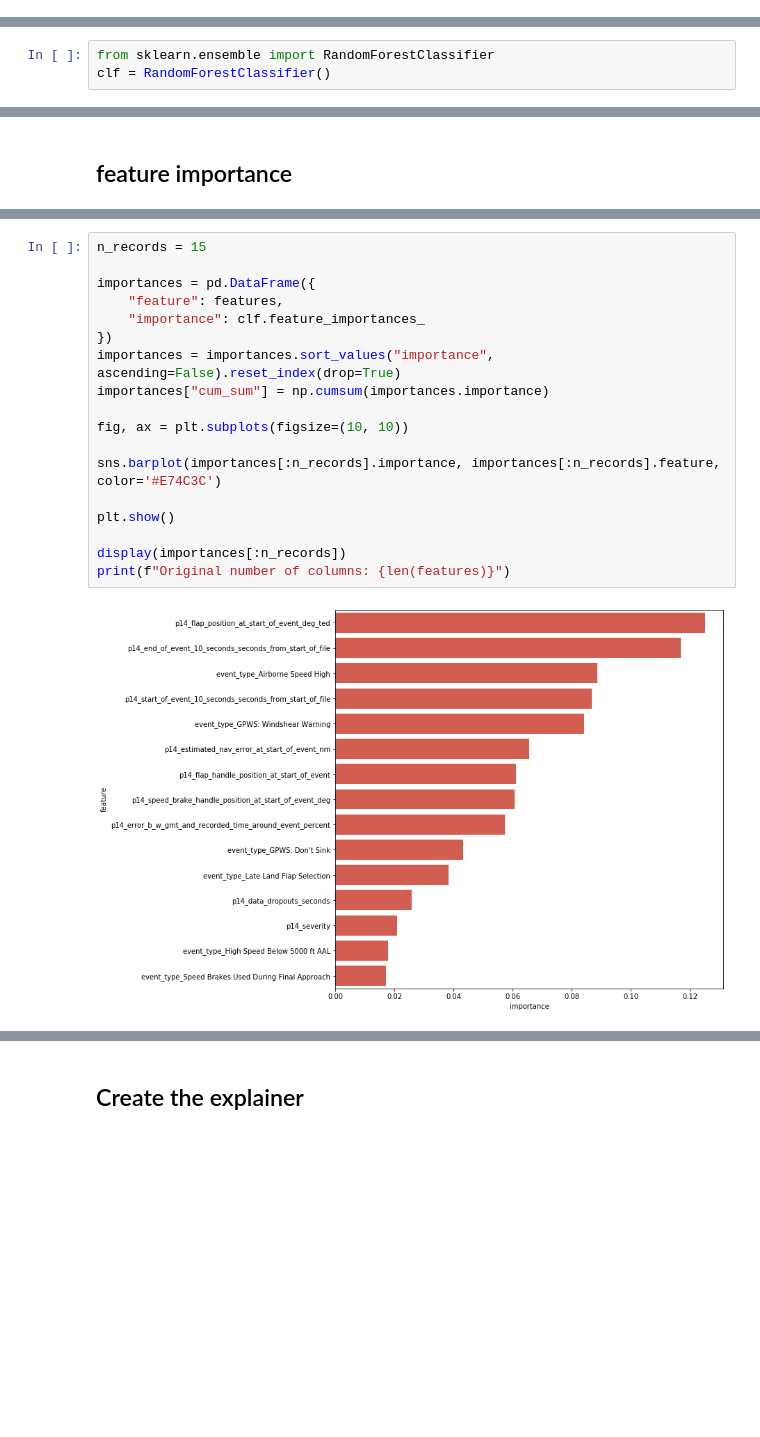
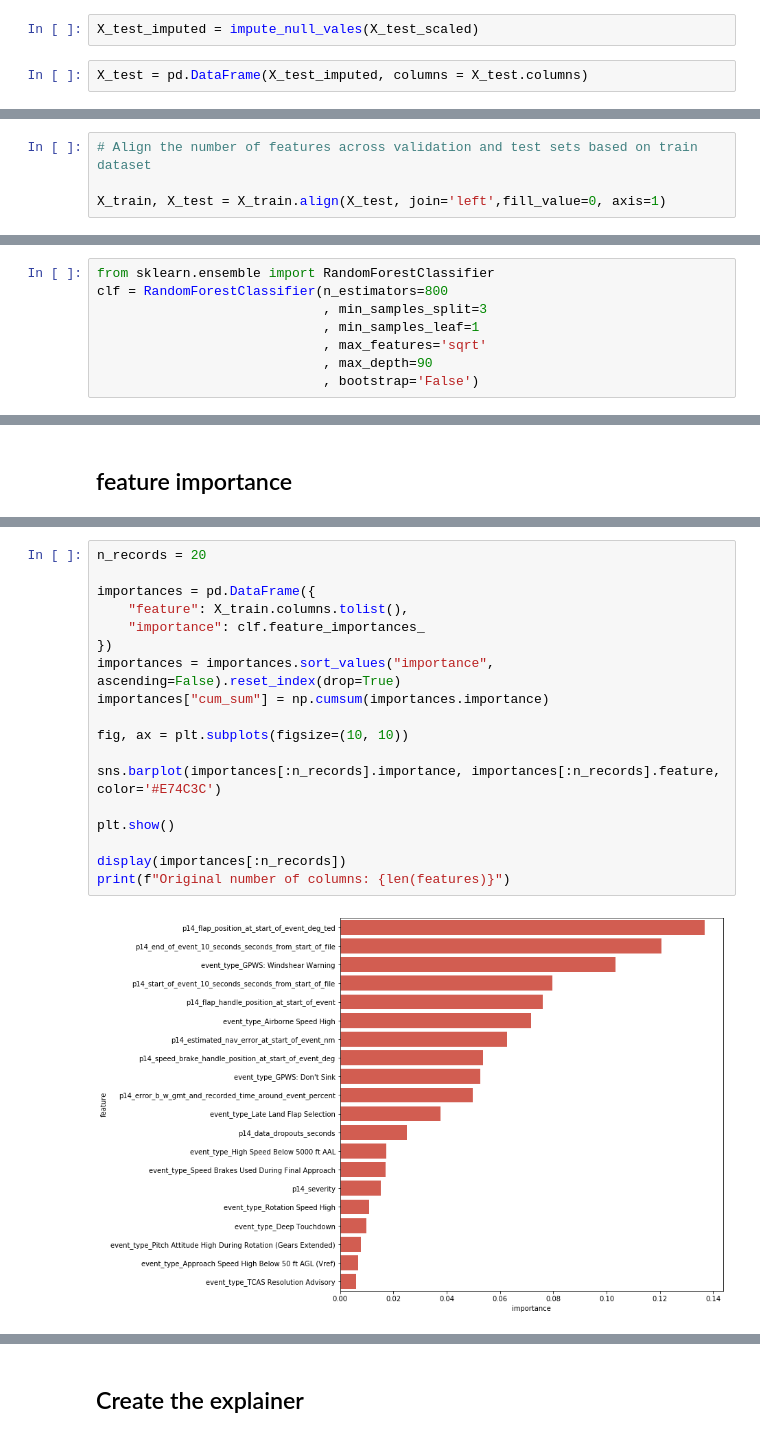
Before and after one commit to goiops/qOpstools_Python, a Jupyter notebook: flight_data_false_flag/explainer-random-forest.ipynb, the cells around one changed output, grey strips where cells are left out. Saved outputs shown, nothing was run; the diff lists cells and outputs as text; blank space fills up the shorter version.

Commit message:
Add files via upload
updated pre-processing steps to reduce data leakage

```diff
--- a/flight_data_false_flag/explainer-random-forest.ipynb
+++ b/flight_data_false_flag/explainer-random-forest.ipynb
@@ -227,0 +150,4 @@ X_test = X_Imputer.transform(X_test)
+# %%
+X_test_imputed = impute_null_vales(X_test_scaled)
+# %%
+X_test = pd.DataFrame(X_test_imputed, columns = X_test.columns)
@@ -227,0 +160,4 @@ X_test = X_Imputer.transform(X_test)
+# %%
+# Align the number of features across validation and test sets based on train dataset
+
+X_train, X_test = X_train.align(X_test, join='left',fill_value=0, axis=1)
@@ -249,7 +197,12 @@ y_sm.value_counts().plot.bar()
 ## modelling
 # %%
 from sklearn.ensemble import RandomForestClassifier
-clf = RandomForestClassifier()
+clf = RandomForestClassifier(n_estimators=800
+                             , min_samples_split=3
+                             , min_samples_leaf=1
+                             , max_features='sqrt'
+                             , max_depth=90
+                             , bootstrap='False')
 # %%
 clf.fit(X_sm, y_sm)
 # %% [output]
@@ -416,21 +381,21 @@ plt.show()
 # %%
-n_records = 15
+n_records = 20
 
 importances = pd.DataFrame({
-    "feature": features,
+    "feature": X_train.columns.tolist(),
     "importance": clf.feature_importances_
 })
 importances = importances.sort_values("importance", ascending=False).reset_index(drop=True)
 importances["cum_sum"] = np.cumsum(importances.importance)
 
 fig, ax = plt.subplots(figsize=(10, 10))
 
 sns.barplot(importances[:n_records].importance, importances[:n_records].feature, color='#E74C3C')
 
 plt.show()
 
 display(importances[:n_records])
 print(f"Original number of columns: {len(features)}")
 # %% [output]
-[figure, old version]
+[figure, new version]
 |  | feature | importance | cum_sum |
```
Also changed, not shown: parts of 60 cells of this notebook.
